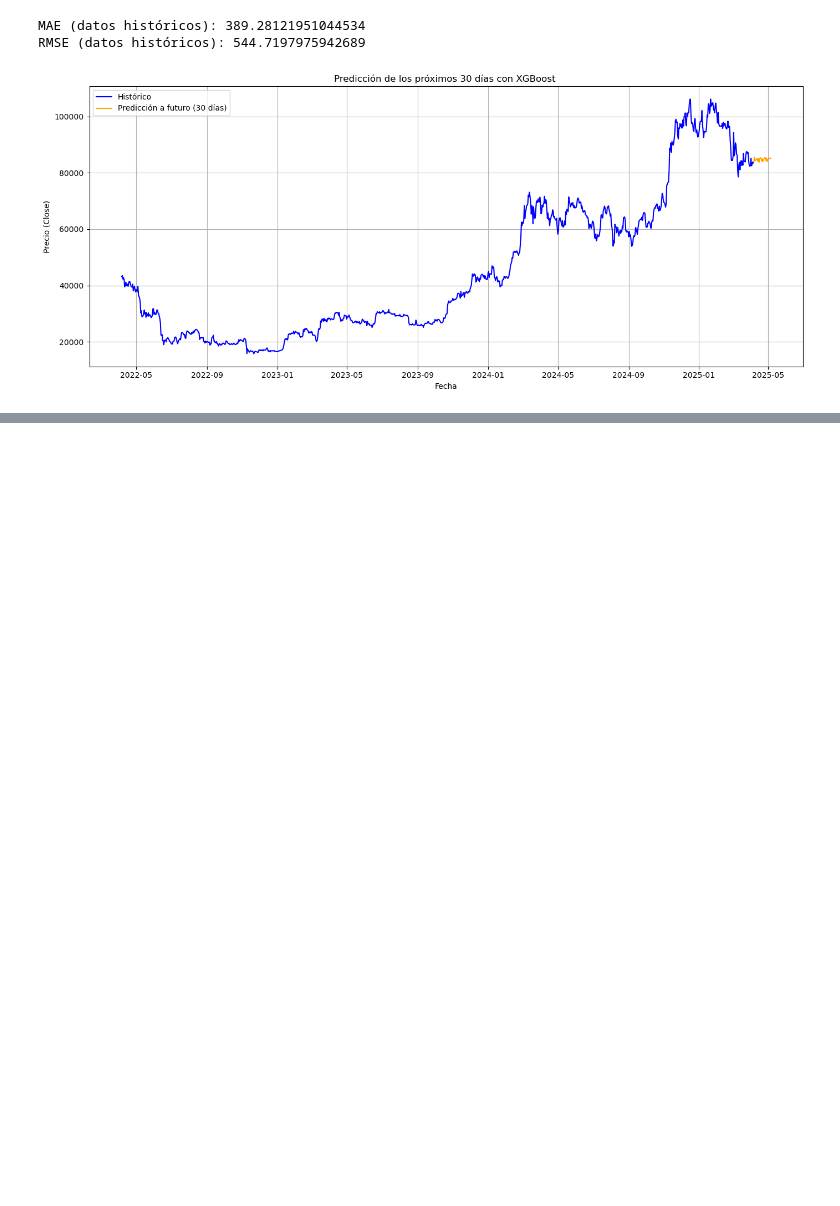
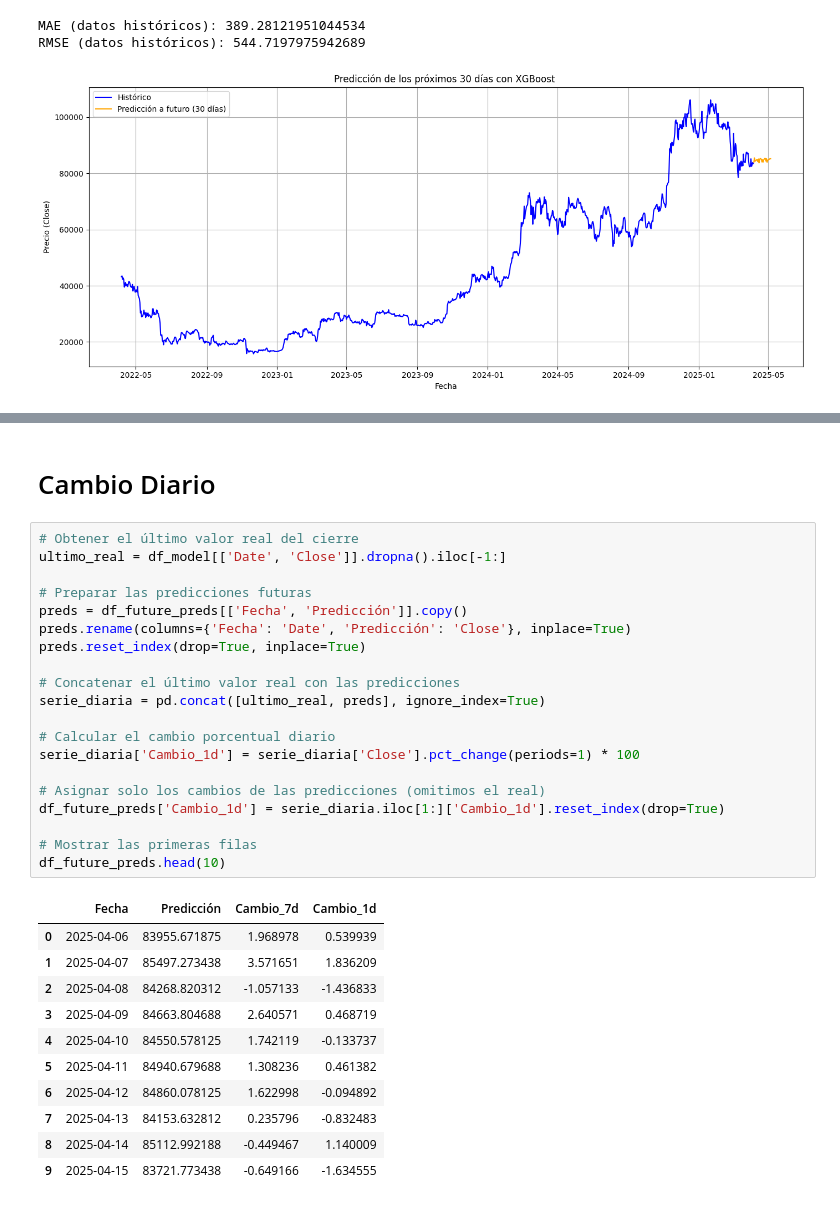
Before and after one commit to seba098098/Projecto_TRM, a Jupyter notebook: Notebooks/04_Modelado_Predictivo_Con_ML_XGB_ARIMA..ipynb, the cells around one changed output, grey strips where cells are left out. Drawn from its saved outputs; the diff is of its cells as text; blank space fills up the shorter version.

Commit message:
Exportacion Datos Prediccion LLM

```diff
--- a/Notebooks/04_Modelado_Predictivo_Con_ML_XGB_ARIMA..ipynb
+++ b/Notebooks/04_Modelado_Predictivo_Con_ML_XGB_ARIMA..ipynb
@@ -940,0 +900,34 @@ print(test_prophet.head())
+# %% [markdown]
+# Cambio Diario
+# %%
+# Obtener el último valor real del cierre
+ultimo_real = df_model[['Date', 'Close']].dropna().iloc[-1:]
+
+# Preparar las predicciones futuras
+preds = df_future_preds[['Fecha', 'Predicción']].copy()
+preds.rename(columns={'Fecha': 'Date', 'Predicción': 'Close'}, inplace=True)
+preds.reset_index(drop=True, inplace=True)
+
+# Concatenar el último valor real con las predicciones
+serie_diaria = pd.concat([ultimo_real, preds], ignore_index=True)
+
+# Calcular el cambio porcentual diario
+serie_diaria['Cambio_1d'] = serie_diaria['Close'].pct_change(periods=1) * 100
+
+# Asignar solo los cambios de las predicciones (omitimos el real)
+df_future_preds['Cambio_1d'] = serie_diaria.iloc[1:]['Cambio_1d'].reset_index(drop=True)
+
+# Mostrar las primeras filas
+df_future_preds.head(10)
+# %% [output]
+|  | Fecha | Predicción | Cambio_7d | Cambio_1d |
+| 0 | 2025-04-06 | 83955.671875 | 1.968978 | 0.539939 |
+| 1 | 2025-04-07 | 85497.273438 | 3.571651 | 1.836209 |
+| 2 | 2025-04-08 | 84268.820312 | -1.057133 | -1.436833 |
+| 3 | 2025-04-09 | 84663.804688 | 2.640571 | 0.468719 |
+| 4 | 2025-04-10 | 84550.578125 | 1.742119 | -0.133737 |
+| 5 | 2025-04-11 | 84940.679688 | 1.308236 | 0.461382 |
+| 6 | 2025-04-12 | 84860.078125 | 1.622998 | -0.094892 |
+| 7 | 2025-04-13 | 84153.632812 | 0.235796 | -0.832483 |
+| 8 | 2025-04-14 | 85112.992188 | -0.449467 | 1.140009 |
+| 9 | 2025-04-15 | 83721.773438 | -0.649166 | -1.634555 |
```
Also changed, not shown: parts of 19 cells of this notebook, 1 other file.
